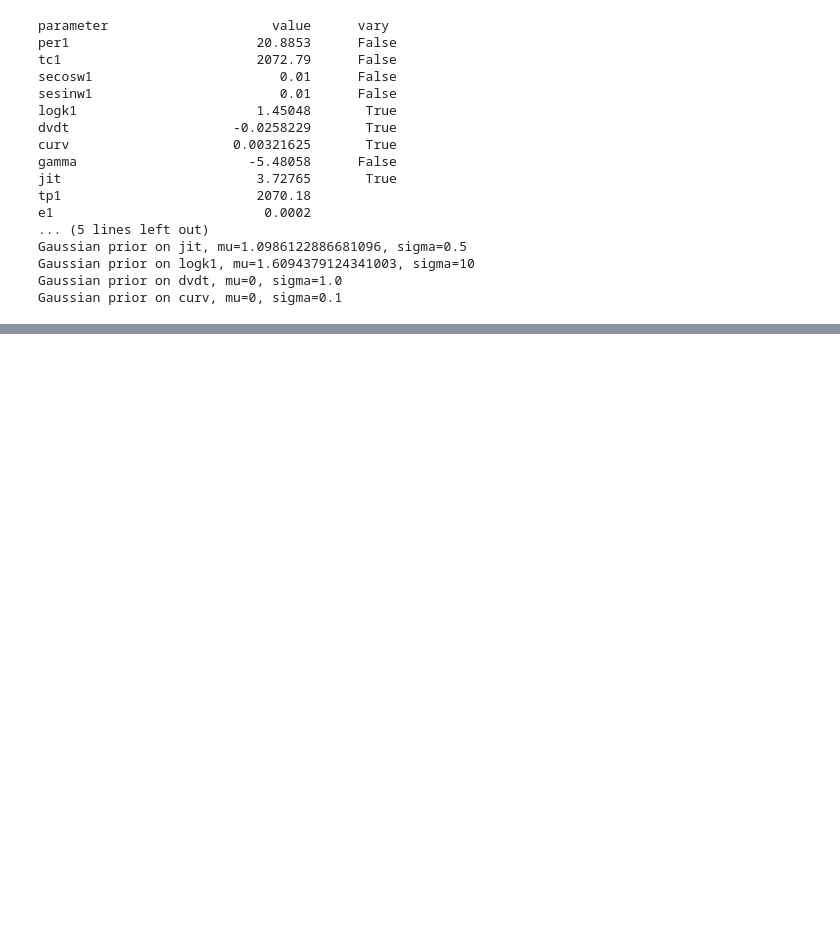
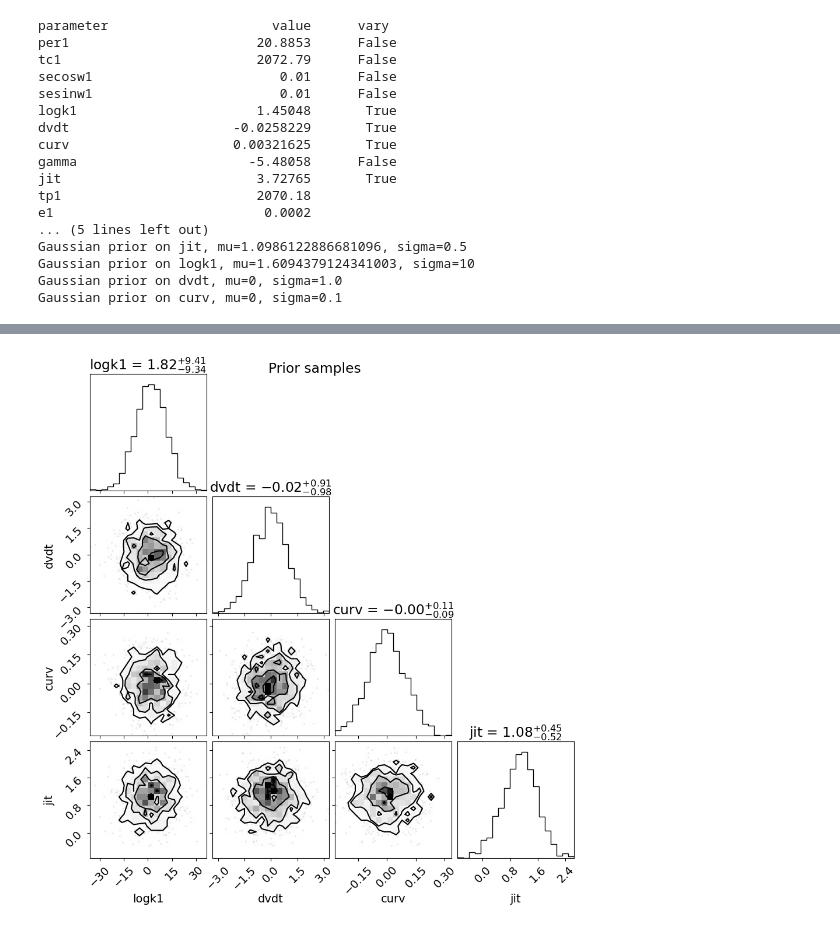
Before and after one commit to vandalt/radvel, a Jupyter notebook: docs/tutorials/K2-24_Fitting_NS.ipynb, the cells around one changed output, grey strips where cells are left out. Drawn from its saved outputs; the diff is of its cells as text; code cells hidden in the pictures; blank space fills up the shorter version.

```diff
--- a/docs/tutorials/K2-24_Fitting_NS.ipynb
+++ b/docs/tutorials/K2-24_Fitting_NS.ipynb
@@ -290,0 +163,9 @@ bic_circular - bic_ecc
+# %%
+u = np.random.random(size=(len(post.priors), 1000))
+prior_samples = post.prior_transform(u)
+
+fig = corner.corner(prior_samples.T, labels=post.name_vary_params(), show_titles=True)
+fig.suptitle("Prior samples")
+plt.show()
+# %% [output]
+[figure, added]
```
Also changed, not shown: parts of 45 cells of this notebook, 3 other files.
